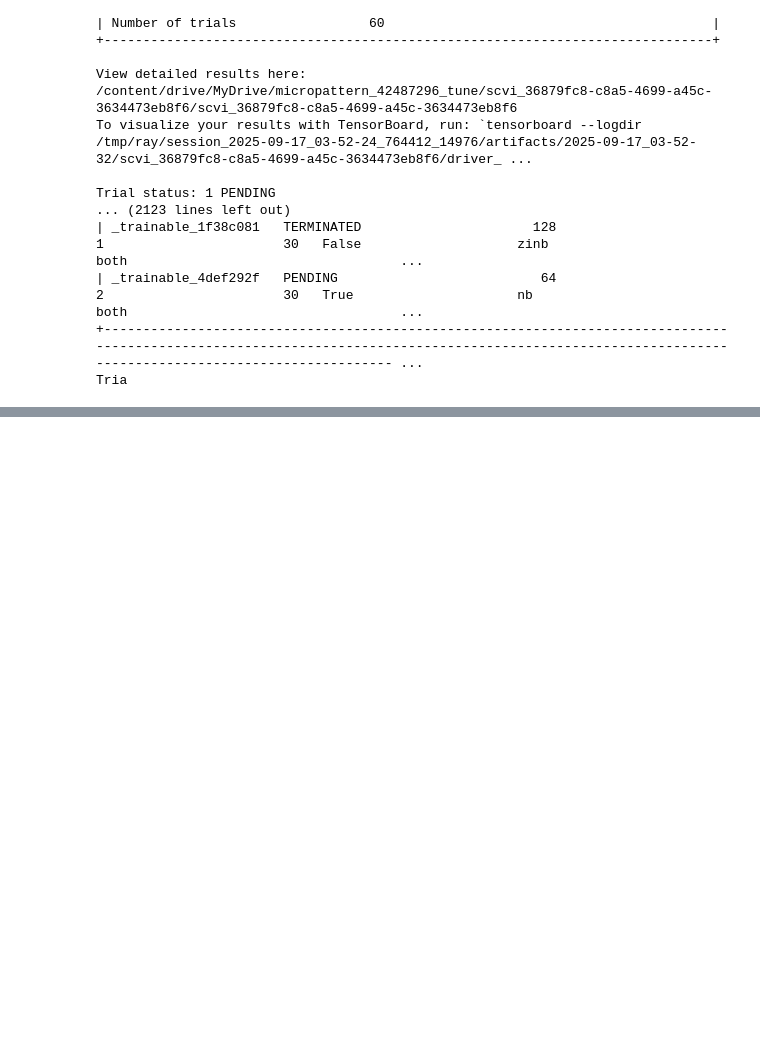
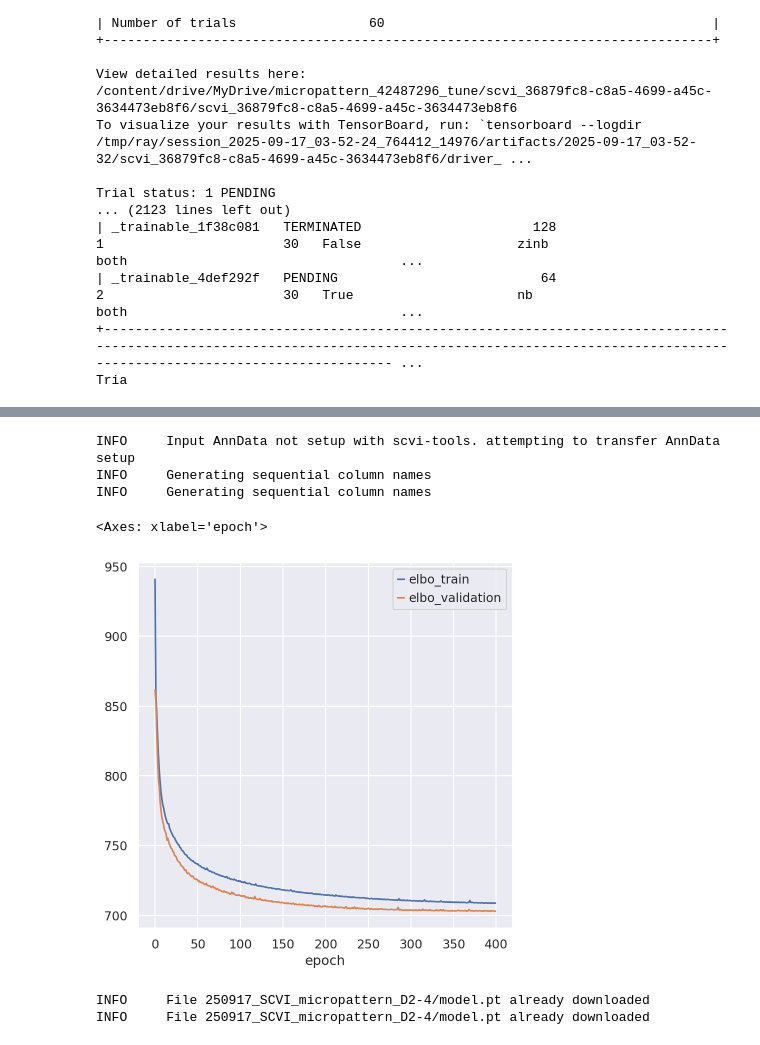
Before and after one commit to stanfish06/google-colab, a Jupyter notebook: scvi_tune.ipynb, the cells around one changed output, grey strips where cells are left out. Drawn from its saved outputs; the diff is of its cells as text; code cells hidden in the pictures; blank space fills up the shorter version.

Commit message:
colab script for scRNAseq

```diff
--- a/scvi_tune.ipynb
+++ b/scvi_tune.ipynb
@@ -219,0 +222,32 @@ INFO:lightning.pytorch.accelerators.cuda:LOCAL_RANK: 0 - CUDA_VISIBLE_DEVICES: [
+# %%
+qzm, qzv = model.get_latent_representation(give_mean=False, return_dist=True)
+model.adata.obsm["X_scvi_qzm"] = qzm
+model.adata.obsm["X_scvi_qzv"] = qzv
+model.minify_adata(use_latent_qzm_key="X_scvi_qzm", use_latent_qzv_key="X_scvi_qzv")
+model.save("250917_SCVI_micropattern_D2-4", save_anndata=True, overwrite=True)
+# %% [output]
+INFO     Input AnnData not setup with scvi-tools. attempting to transfer AnnData setup
+INFO     Generating sequential column names
+INFO     Generating sequential column names
+# %%
+pd.concat([model.history_['elbo_train'], model.history_['elbo_validation']], axis=1).plot()
+# %% [output]
+<Axes: xlabel='epoch'>
+[figure, added]
+# %%
+from scvi.hub import HubMetadata, HubModel, HubModelCardHelper
+import anndata
+model_path = "250917_SCVI_micropattern_D2-4"
+hm = HubMetadata.from_dir(model_path, anndata_version=anndata.__version__)
+hmch = HubModelCardHelper.from_dir(
+    model_path,
+    license_info="cc-by-4.0",
+    anndata_version=anndata.__version__,
+    data_modalities=["rna"],
+    data_is_annotated=False,
+    description="scRNAseq data for D2-D4 human gastruloids",
+    references="None.",
+)
+# %% [output]
+INFO     File 250917_SCVI_micropattern_D2-4/model.pt already downloaded
+INFO     File 250917_SCVI_micropattern_D2-4/model.pt already downloaded
```
Also changed, not shown: parts of 6 cells of this notebook.
